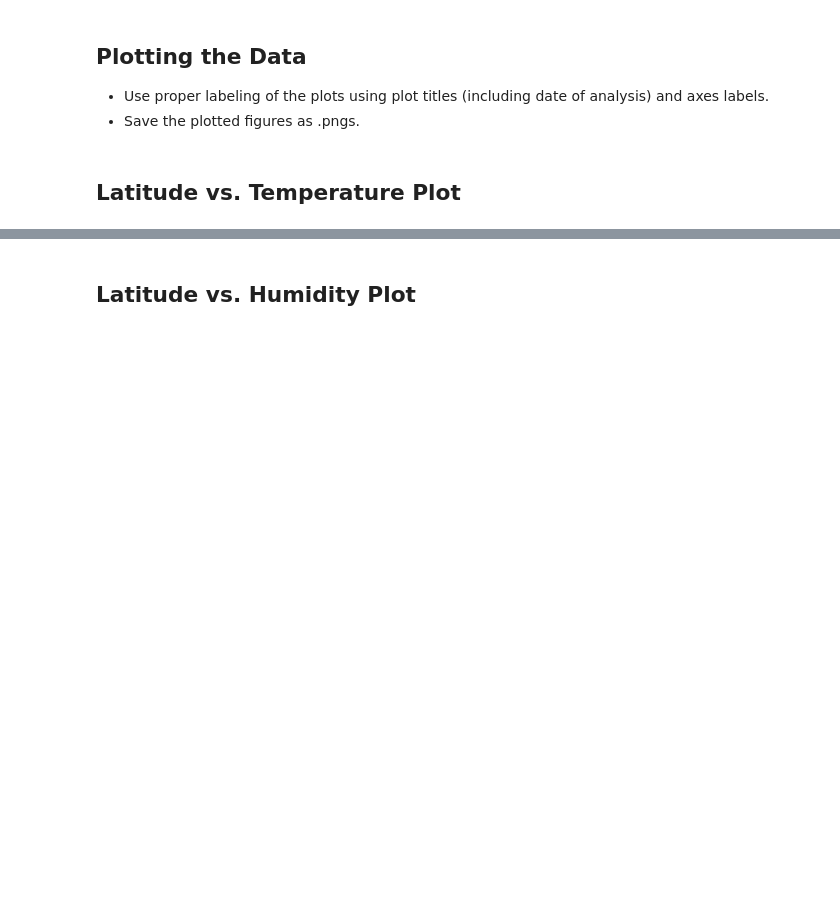
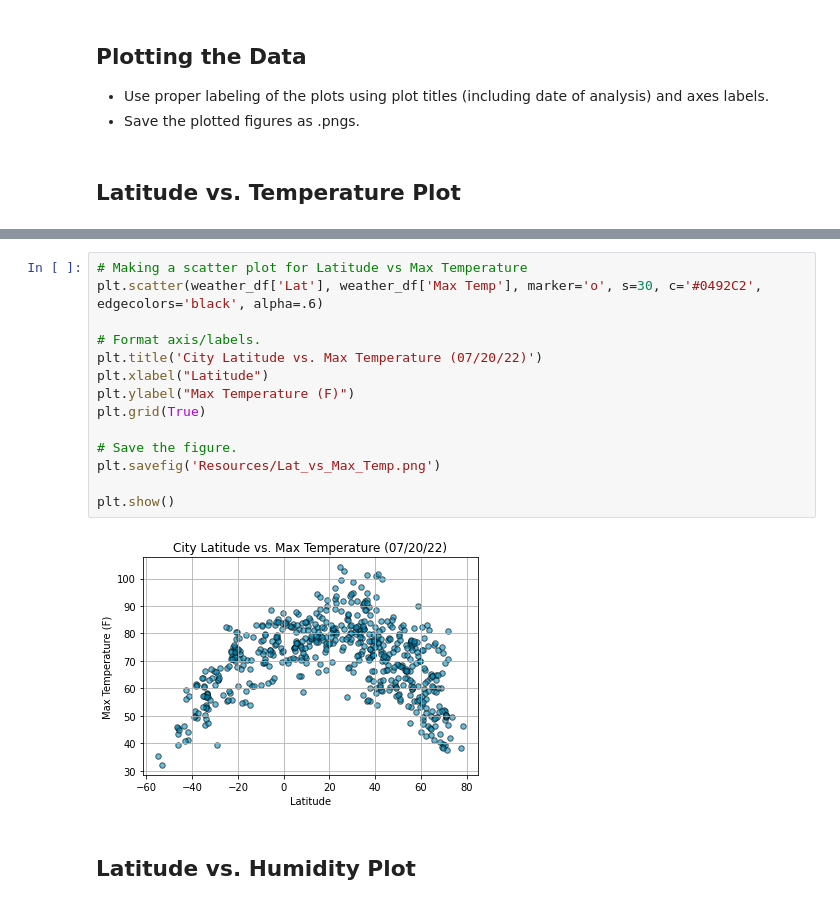
Before and after one commit to Maiterivas/API-Challenge, a Jupyter notebook: WeatherPy/WeatherPy.ipynb, the cells around one changed output, grey strips where cells are left out. Drawn from its saved outputs; the diff is of its cells as text; blank space fills up the shorter version.

```diff
--- a/WeatherPy/WeatherPy.ipynb
+++ b/WeatherPy/WeatherPy.ipynb
@@ -245,2 +227,18 @@ weather_df[weather_df["Humidity"]>100]
+# %%
+# Making a scatter plot for Latitude vs Max Temperature
+plt.scatter(weather_df['Lat'], weather_df['Max Temp'], marker='o', s=30, c='#0492C2', edgecolors='black', alpha=.6)
+
+# Format axis/labels.
+plt.title('City Latitude vs. Max Temperature (07/20/22)')
+plt.xlabel("Latitude")
+plt.ylabel("Max Temperature (F)")
+plt.grid(True)
+
+# Save the figure.
+plt.savefig('Resources/Lat_vs_Max_Temp.png')
+
+plt.show()
+# %% [output]
+[figure, added]
 # %% [markdown]
 ## Latitude vs. Humidity Plot
```
Also changed, not shown: parts of 34 cells of this notebook, 15 other files.
